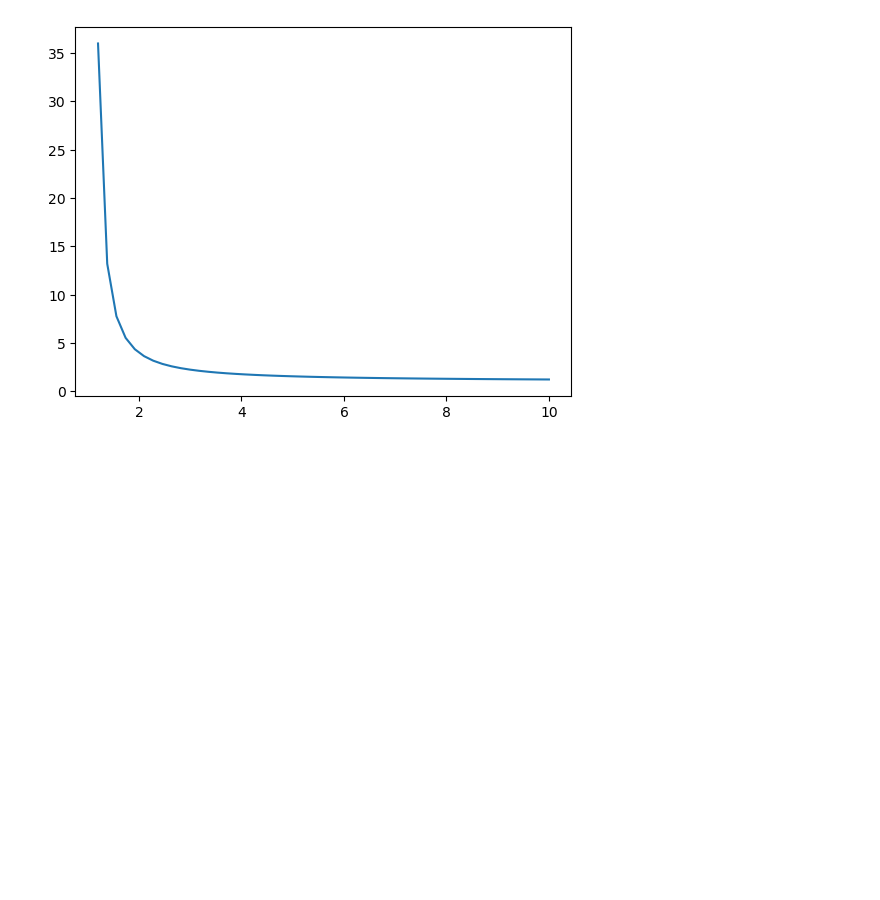
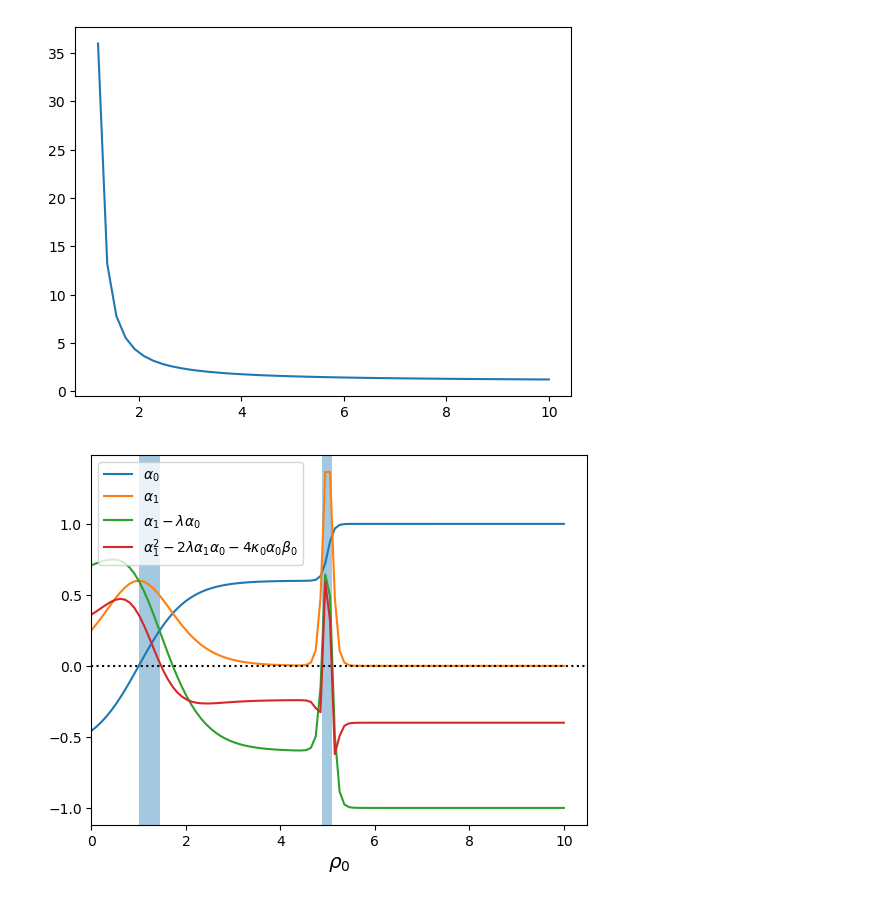
Before and after one commit to skyline-nju/PDE, a Jupyter notebook: TT/Bertrand_Lee.ipynb, the cells around one changed output. Saved outputs shown, nothing was run; the diff lists cells and outputs as text; code cells hidden in the pictures; blank space fills up the shorter version.

Commit message:
plot fig1 for long NRQS paper

```diff
--- a/TT/Bertrand_Lee.ipynb
+++ b/TT/Bertrand_Lee.ipynb
@@ -146,3 +161,44 @@ plt.show()
 plt.close()
 # %% [output]
 [figure]
+# %%
+def func_alpha(rho, phi_g=1, rho_1=4, A=0.5, eta=5):
+    return (1-A) * np.tanh(rho - phi_g) + 0.5 * A * (1 + np.tanh(eta * (rho - rho_1)))
+
+def func_alpha_prime(rho, phi_g=1, rho_1=4, A=0.5, eta=5):
+    return (1-A) * (1- np.tanh(rho-phi_g)**2) + 0.5 * A * eta * (1 - np.tanh(eta * (rho - rho_1)) ** 2)
+
+lamb = 0.5
+beta0 = 1
+kappa = 0.1
+
+A = 0.4
+eta = 8
+phi_g = 1
+rho_1 = 5
+
+rho = np.linspace(0, 10, 100)
+
+alpha = func_alpha(rho, phi_g, rho_1, A, eta)
+alpha_prime = func_alpha_prime(rho, phi_g, rho_1, A, eta)
+
+f = alpha_prime**2 - 2 * lamb * alpha_prime * alpha - 4 * kappa * beta0 * alpha
+
+plt.plot(rho, alpha, label=r"$\alpha_0$")
+plt.plot(rho, alpha_prime, label=r"$\alpha_1$")
+
+plt.plot(rho, alpha_prime - alpha, label=r"$\alpha_1-\lambda \alpha_0$")
+plt.plot(rho, f, label=r"$\alpha^2_1 - 2\lambda \alpha_1 \alpha_0 - 4 \kappa_0 \alpha_0\beta_0$")
+
+plt.axvspan(1, 1.45, alpha=0.4)
+plt.axvspan(4.88, 5.1, alpha=0.4)
+
+
+plt.axhline(0, c="k", linestyle=":")
+plt.xlabel(r"$\rho_0$", fontsize="x-large")
+plt.xlim(0)
+plt.legend()
+plt.show()
+plt.close()
+# %% [output]
+[figure, added]
```
Also changed, not shown: parts of 2 cells of this notebook, 4 other files.
